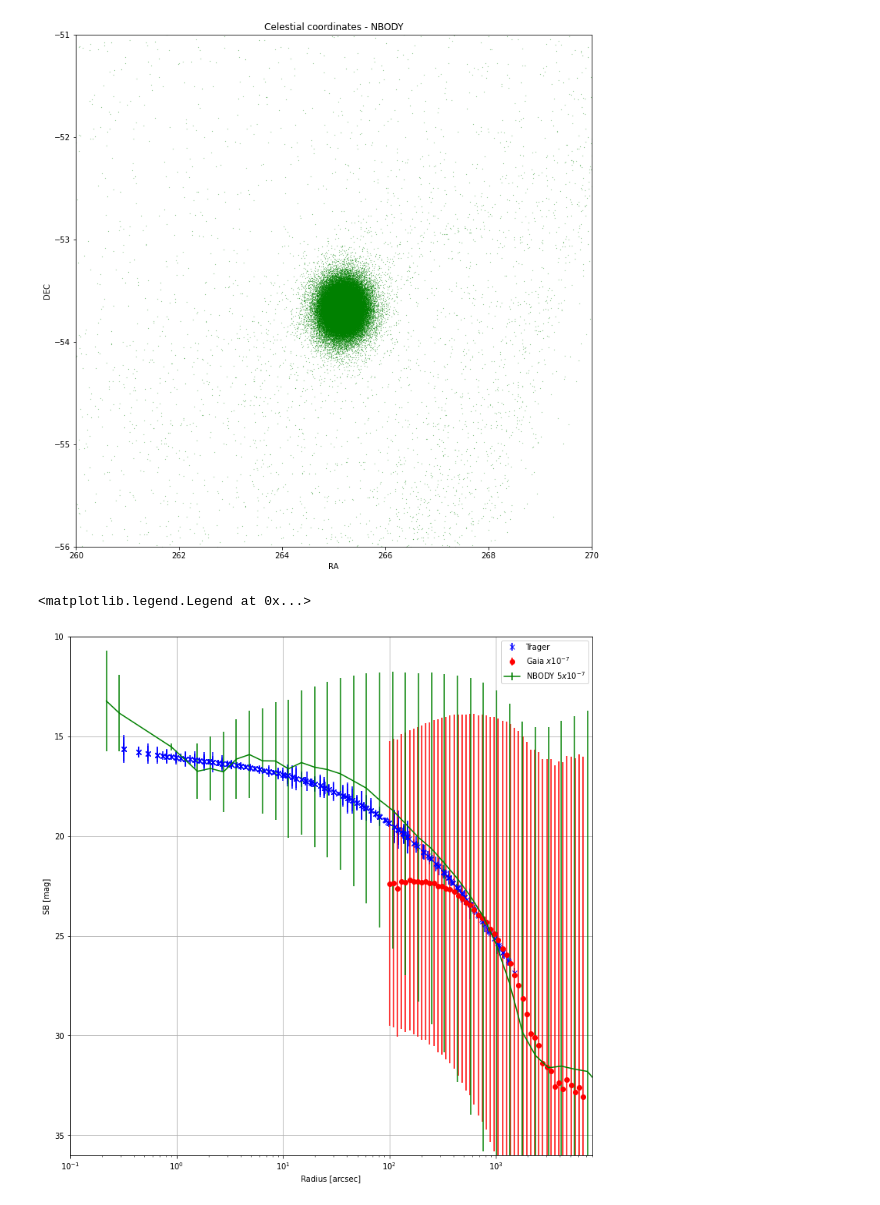
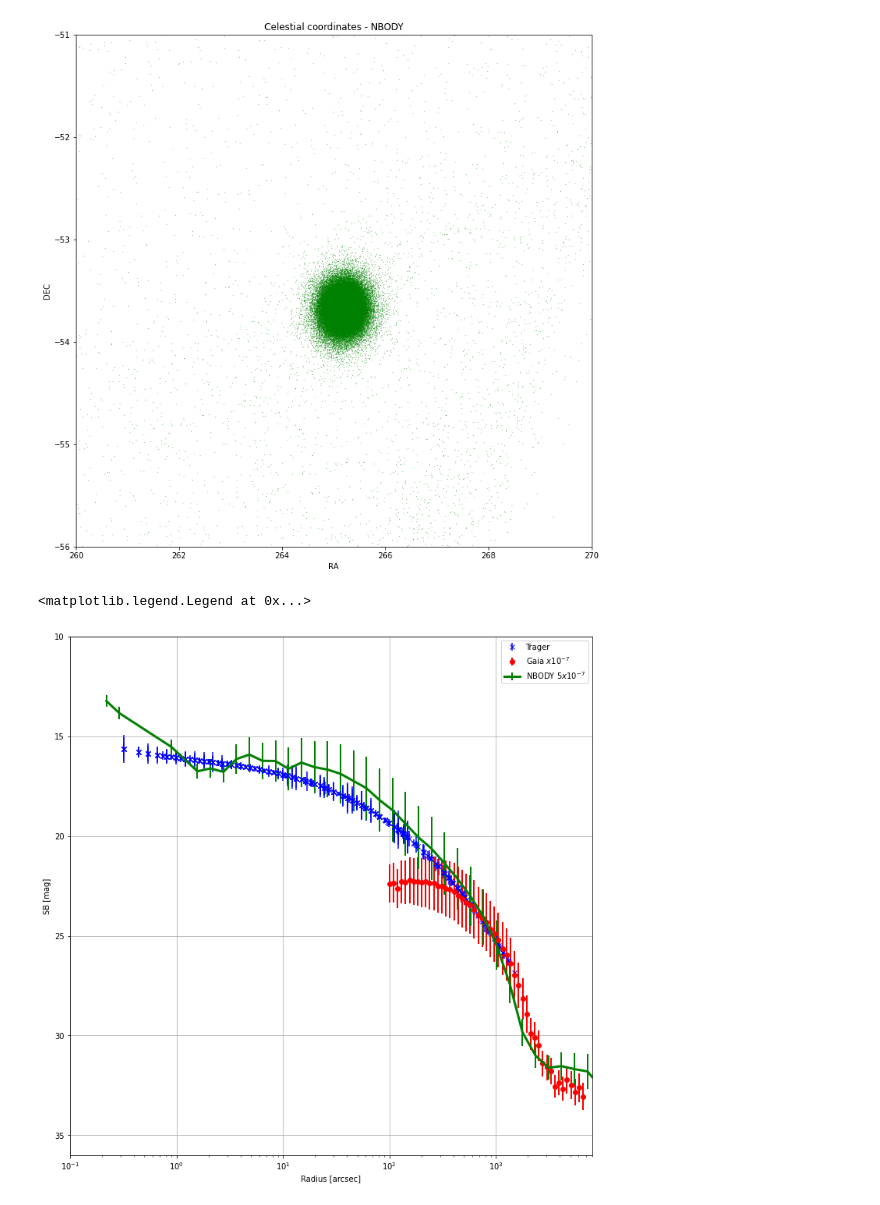
Before and after one commit to anthony-arnold/ngc6397, a Jupyter notebook: ngc6397.ipynb, the cells around one changed output. Drawn from its saved outputs; the diff is of its cells as text; code cells hidden in the pictures.

Commit message:
Fix log base for error.

```diff
--- a/ngc6397.ipynb
+++ b/ngc6397.ipynb
@@ -187,7 +187,7 @@ ax.scatter(nbody[:,1], nbody[:,2], color='g', marker='.', s=0.1)
 def sdens_to_sb(n):
     return (-2.5) * np.log10(n)
 
-def surface_density(d, ax, label, scale=1e-7, fmt='none'):
+def surface_density(d, ax, label, scale=1e-7, fmt='none', lw=2):
     logmin = np.amin(d)
     logmax = np.amax(d)
     logbins = np.logspace(np.log10(logmin), np.log10(logmax), 50)
@@ -201,11 +201,12 @@ def surface_density(d, ax, label, scale=1e-7, fmt='none'):
       for i,r in enumerate(r_b)
     ])[cut]
 
-    n_area = counts[cut] / area * scale
+    n_area = counts[cut] / area
     nsq_area = np.sqrt(counts[cut]) / area
+    error = np.log10(n_area + nsq_area) - np.log10(nsq_area)
 
-    ax.errorbar(r_b[cut], sdens_to_sb(n_area), fmt=fmt,
-                yerr=np.abs(sdens_to_sb(nsq_area)), label=label)
+    ax.errorbar(r_b[cut], sdens_to_sb(n_area * scale), fmt=fmt,
+                yerr=np.abs(error), label=label, lw=lw, elinewidth=2)
 # %%
 # Stitch with Trager et al.
 from geom import rad2arcsec
@@ -218,32 +219,32 @@ ax.set_ylabel(r'SB [mag]')
 ax.set_xscale("log")
 ax.grid()
 ax.invert_yaxis()
 ax.set(
     ylim=[36, 10],
     xlim=[0.1, 8000]
 )
 # ax.set(title="Surface Density")
 
 # Plot tager
 # ax.plot(10**trager[:,0], trager[:,2], label='Trager')
 trager_err = np.abs(trager[:,3])
 cut_trager = trager_err < 1
 ax.errorbar(10**trager[:,0][cut_trager], trager[:,2][cut_trager], yerr=trager_err[cut_trager], label='Trager', fmt='bx')
 
 
 # Stitch Gaia
 gaia_cut = gaia.data[cut]
 arcsec_distance = rad2arcsec(angular_dist(gaia_cut['ra'], gaia_cut['dec'], orbits.RA, orbits.DEC))
 surface_density(arcsec_distance[arcsec_distance > 100], ax, 'Gaia $x 10^{-7}$', fmt='ro')
 
 # Get nbody form
 m80 = (nbody[:,7] > 0.8) & (nbody[:,8] < 10)
 
 nbdis = rad2arcsec(angular_dist(nbody[:,1][m80], nbody[:,2][m80], orbits.RA, orbits.DEC))
-surface_density(nbdis, ax, 'NBODY $5 x 10^{-7}$', fmt='g-', scale=5e-7)
+surface_density(nbdis, ax, 'NBODY $5 x 10^{-7}$', fmt='g-', scale=5e-7, lw=3)
 
 
 ax.legend()
 # %% [output]
 <matplotlib.legend.Legend at 0x...>
-[figure, old version]
+[figure, new version]
```
